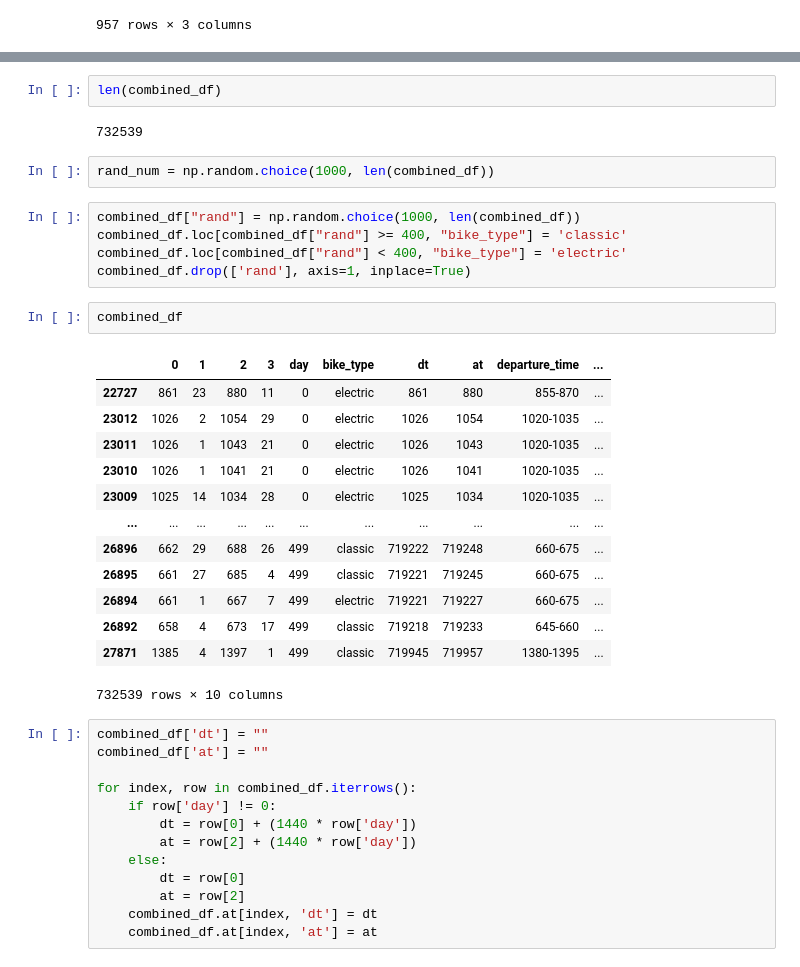
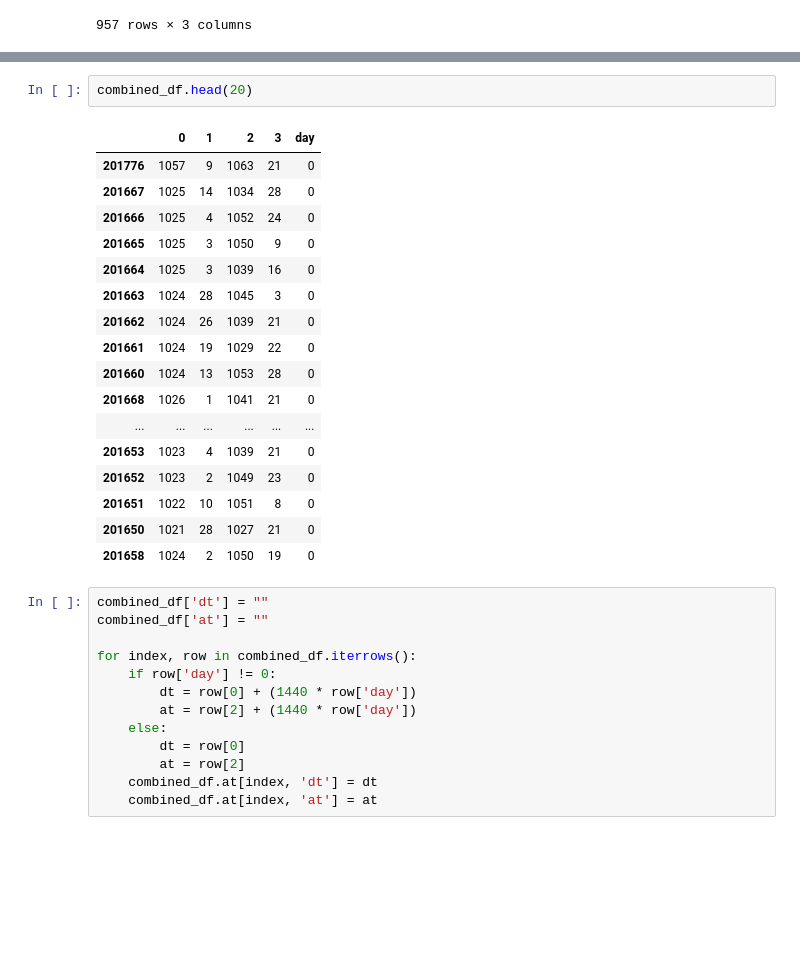
Before and after one commit to clyman23/urban-opt-final, a Jupyter notebook: input_data_bikes_urban_opt.ipynb, the cells around one changed output, grey strips where cells are left out. Cells and saved outputs as stored; diff of their text form; blank space fills up the shorter version.

```diff
--- a/input_data_bikes_urban_opt.ipynb
+++ b/input_data_bikes_urban_opt.ipynb
@@ -199,30 +194,23 @@ combined_df
-# %%
-len(combined_df)
-# %% [output]
-732539
-# %%
-rand_num = np.random.choice(1000, len(combined_df))
-# %%
-combined_df["rand"] = np.random.choice(1000, len(combined_df))
-combined_df.loc[combined_df["rand"] >= 400, "bike_type"] = 'classic'
-combined_df.loc[combined_df["rand"] < 400, "bike_type"] = 'electric'
-combined_df.drop(['rand'], axis=1, inplace=True)
 # %%
-combined_df
+combined_df.head(20)
 # %% [output]
-|  | 0 | 1 | 2 | 3 | day | bike_type | dt | at | departure_time | ... |
-| 22727 | 861 | 23 | 880 | 11 | 0 | electric | 861 | 880 | 855-870 | ... |
-| 23012 | 1026 | 2 | 1054 | 29 | 0 | electric | 1026 | 1054 | 1020-1035 | ... |
-| 23011 | 1026 | 1 | 1043 | 21 | 0 | electric | 1026 | 1043 | 1020-1035 | ... |
-| 23010 | 1026 | 1 | 1041 | 21 | 0 | electric | 1026 | 1041 | 1020-1035 | ... |
-| 23009 | 1025 | 14 | 1034 | 28 | 0 | electric | 1025 | 1034 | 1020-1035 | ... |
-| ... | ... | ... | ... | ... | ... | ... | ... | ... | ... | ... |
-| 26896 | 662 | 29 | 688 | 26 | 499 | classic | 719222 | 719248 | 660-675 | ... |
-| 26895 | 661 | 27 | 685 | 4 | 499 | classic | 719221 | 719245 | 660-675 | ... |
-| 26894 | 661 | 1 | 667 | 7 | 499 | electric | 719221 | 719227 | 660-675 | ... |
-| 26892 | 658 | 4 | 673 | 17 | 499 | classic | 719218 | 719233 | 645-660 | ... |
-| 27871 | 1385 | 4 | 1397 | 1 | 499 | classic | 719945 | 719957 | 1380-1395 | ... |
+|  | 0 | 1 | 2 | 3 | day |
+| 201776 | 1057 | 9 | 1063 | 21 | 0 |
+| 201667 | 1025 | 14 | 1034 | 28 | 0 |
+| 201666 | 1025 | 4 | 1052 | 24 | 0 |
+| 201665 | 1025 | 3 | 1050 | 9 | 0 |
+| 201664 | 1025 | 3 | 1039 | 16 | 0 |
+| 201663 | 1024 | 28 | 1045 | 3 | 0 |
+| 201662 | 1024 | 26 | 1039 | 21 | 0 |
+| 201661 | 1024 | 19 | 1029 | 22 | 0 |
+| 201660 | 1024 | 13 | 1053 | 28 | 0 |
+| 201668 | 1026 | 1 | 1041 | 21 | 0 |
+| ... | ... | ... | ... | ... | ... |
+| 201653 | 1023 | 4 | 1039 | 21 | 0 |
+| 201652 | 1023 | 2 | 1049 | 23 | 0 |
+| 201651 | 1022 | 10 | 1051 | 8 | 0 |
+| 201650 | 1021 | 28 | 1027 | 21 | 0 |
+| 201658 | 1024 | 2 | 1050 | 19 | 0 |
-732539 rows × 10 columns
 # %%
 combined_df['dt'] = ""
 combined_df['at'] = ""
```
Also changed, not shown: parts of 16 cells of this notebook.
